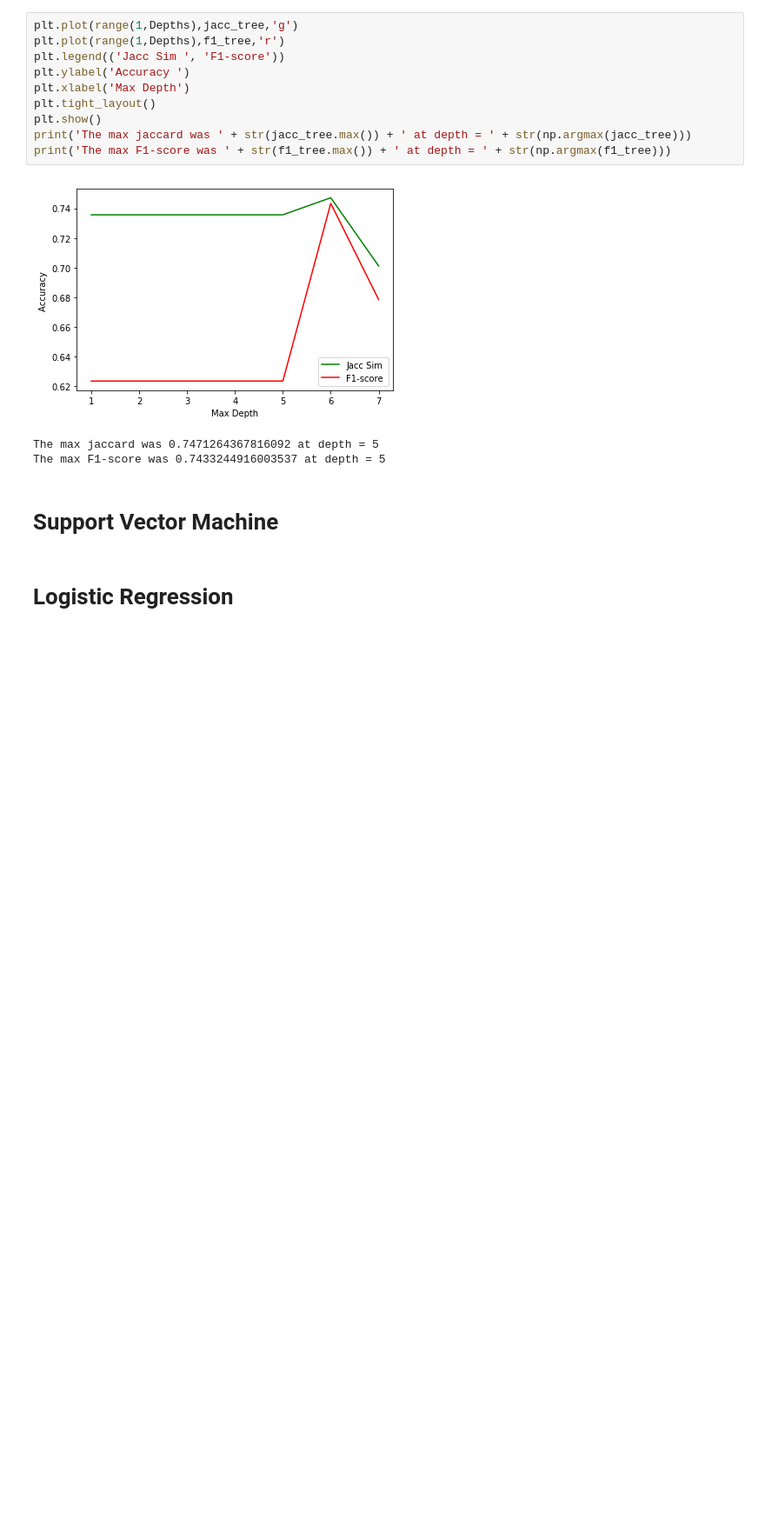
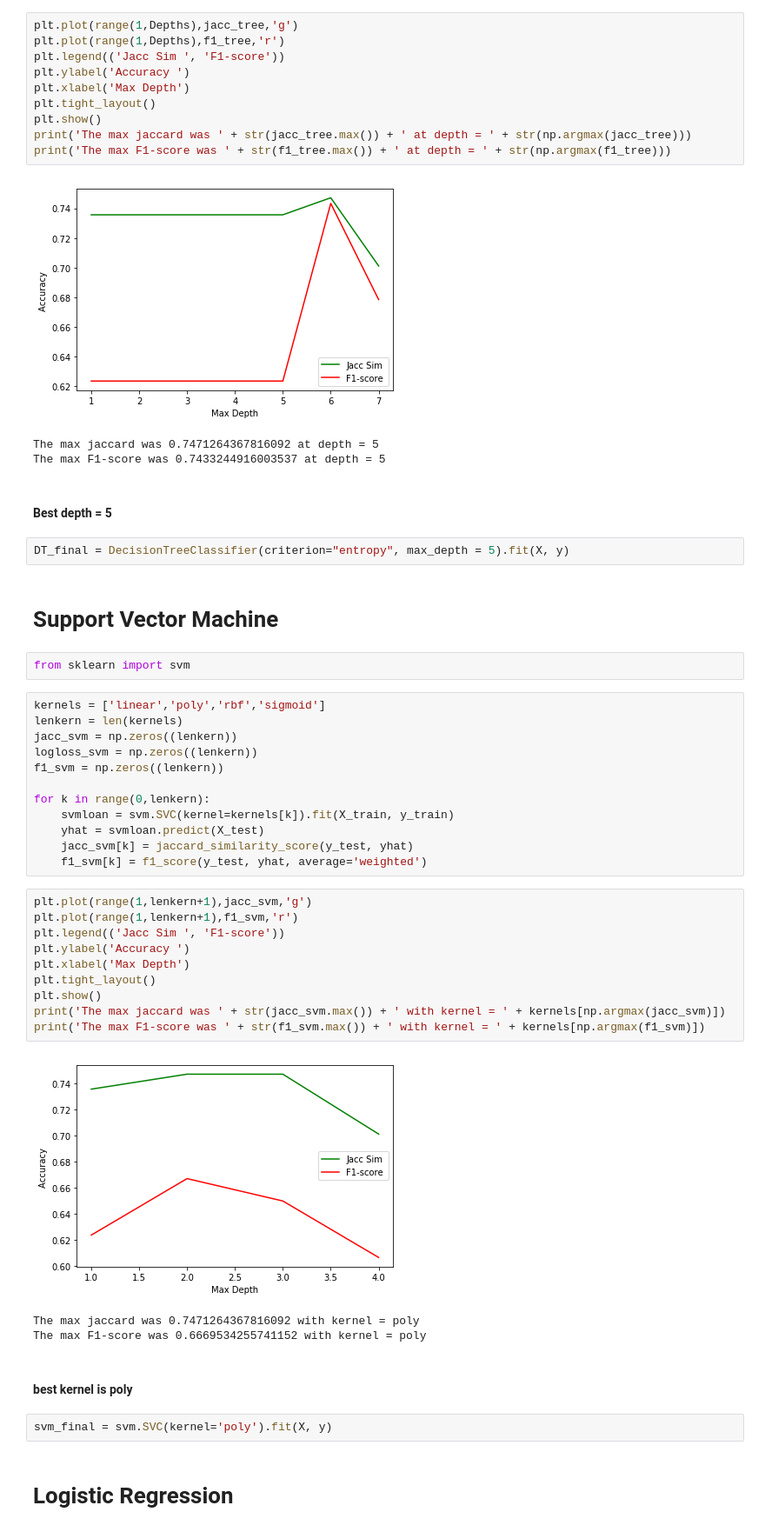
Before and after one commit to richtimm/coursera, a Jupyter notebook: Machine Learning Capstone.ipynb, the cells around one changed output. Shown: that part at 87% size. Drawn from its saved outputs; the diff is of its cells as text; blank space fills up the shorter version.

```diff
--- a/Machine Learning Capstone.ipynb
+++ b/Machine Learning Capstone.ipynb
@@ -346,7 +336,43 @@ print('The max F1-score was ' + str(f1_tree.max()) + ' at depth = ' + str(np.arg
 [figure]
 The max jaccard was 0.7471264367816092 at depth = 5
 The max F1-score was 0.7433244916003537 at depth = 5
+# %% [markdown]
+#### Best depth = 5
+# %%
+DT_final = DecisionTreeClassifier(criterion="entropy", max_depth = 5).fit(X, y)
 # %% [markdown]
 # Support Vector Machine
+# %%
+from sklearn import svm
+# %%
+kernels = ['linear','poly','rbf','sigmoid']
+lenkern = len(kernels)
+jacc_svm = np.zeros((lenkern))
+logloss_svm = np.zeros((lenkern))
+f1_svm = np.zeros((lenkern))
+
+for k in range(0,lenkern):
+    svmloan = svm.SVC(kernel=kernels[k]).fit(X_train, y_train)
+    yhat = svmloan.predict(X_test)
+    jacc_svm[k] = jaccard_similarity_score(y_test, yhat)
+    f1_svm[k] = f1_score(y_test, yhat, average='weighted')
+# %%
+plt.plot(range(1,lenkern+1),jacc_svm,'g')
+plt.plot(range(1,lenkern+1),f1_svm,'r')
+plt.legend(('Jacc Sim ', 'F1-score'))
+plt.ylabel('Accuracy ')
+plt.xlabel('Max Depth')
+plt.tight_layout()
+plt.show()
+print('The max jaccard was ' + str(jacc_svm.max()) + ' with kernel = ' + kernels[np.argmax(jacc_svm)])
+print('The max F1-score was ' + str(f1_svm.max()) + ' with kernel = ' + kernels[np.argmax(f1_svm)])
+# %% [output]
+[figure, added]
+The max jaccard was 0.7471264367816092 with kernel = poly
+The max F1-score was 0.6669534255741152 with kernel = poly
+# %% [markdown]
+#### best kernel is poly
+# %%
+svm_final = svm.SVC(kernel='poly').fit(X, y)
 # %% [markdown]
 # Logistic Regression
```
Also changed, not shown: parts of 22 cells of this notebook.
